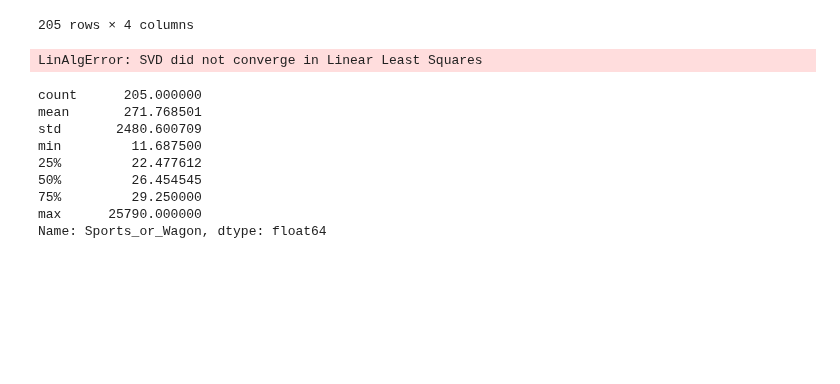
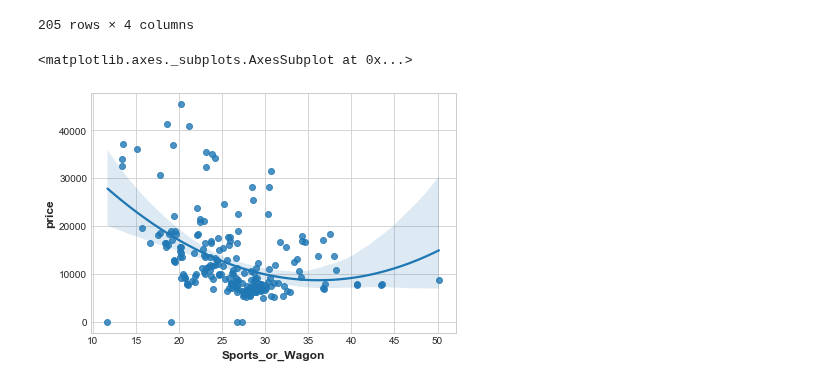
Before and after one commit to PMetcalf/scratch-pad, a Jupyter notebook: Data Science/Feature Engineering/principal_component_analysis.ipynb, the cells around one changed output. Cells and saved outputs as stored; diff of their text form; code cells hidden in the pictures; blank space fills up the shorter version.

```diff
--- a/Data Science/Feature Engineering/principal_component_analysis.ipynb
+++ b/Data Science/Feature Engineering/principal_component_analysis.ipynb
@@ -249,34 +249,25 @@ autos.loc[idx, cols]
 # %%
 # Create a new ratio feature to visualise impact
 
 # Calculate Sports or Wagon Ratio
 def calculate_sports_or_wagon(curb_weight, horsepower):
 
-    try:
-        numeric_data = float(data_element)
+    # Handle zero curb weight
+    if curb_weight == 0:
+        curb_weight = 2500
 
-    except:
-        numeric_data = 0
+    # Handle zero horsepower
+    if horsepower == 0:
+        horsepower = 100
 
-    return numeric_data
+    # Calculate sport or wagon ratio
+    ratio = curb_weight / horsepower
+    return ratio
 
-autos['horsepower'] = autos.apply(lambda row: convert_to_numeric(row['horsepower']), axis = 1)
-
-autos['Sports_or_Wagon'] = X['curb-weight'] / X['horsepower']
+autos['Sports_or_Wagon'] = autos.apply(lambda row: calculate_sports_or_wagon(row['curb-weight'], row['horsepower']), axis = 1)
 
 # Plot feature
 sns.regplot(x = 'Sports_or_Wagon', y = 'price', data = autos, order = 2)
 # %% [output]
-LinAlgError: SVD did not converge in Linear Least Squares
+<matplotlib.axes._subplots.AxesSubplot at 0x...>
+[figure, added]
-# %%
-autos['Sports_or_Wagon'].describe()
-# %% [output]
-count      205.000000
-mean       271.768501
-std       2480.600709
-min         11.687500
-25%         22.477612
-50%         26.454545
-75%         29.250000
-max      25790.000000
-Name: Sports_or_Wagon, dtype: float64
```
Also changed, not shown: parts of 1 cell of this notebook.
